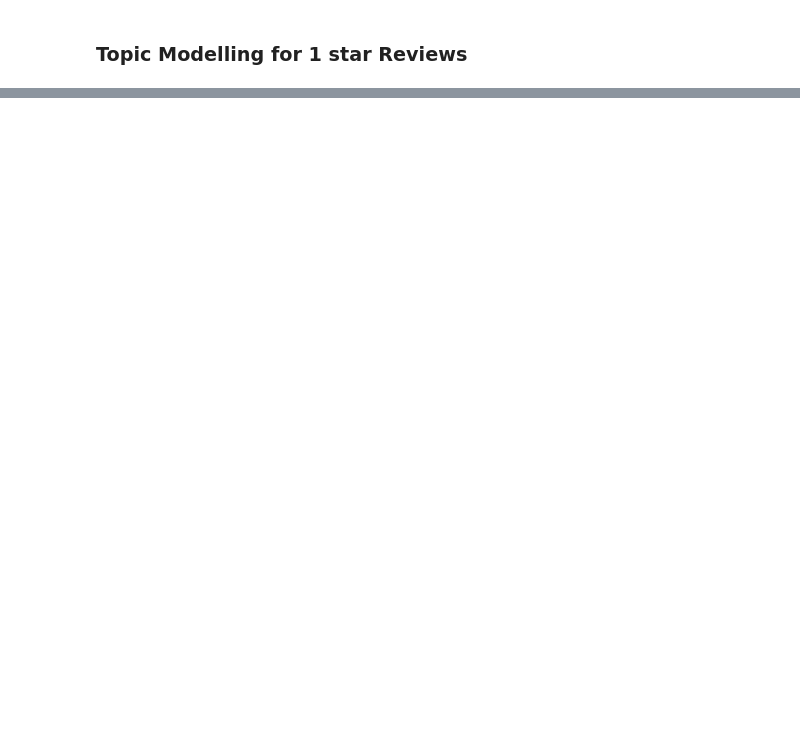
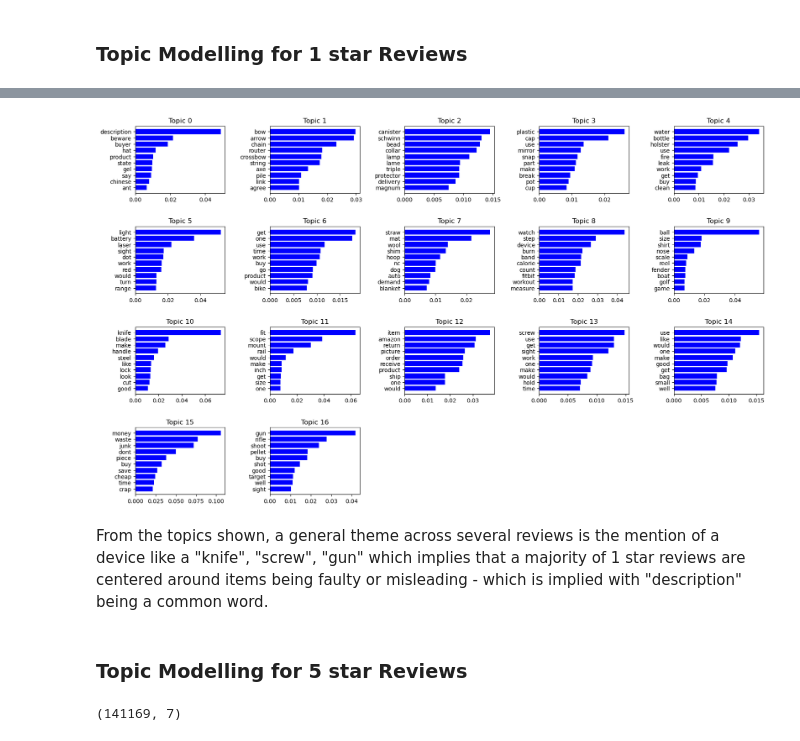
Before and after one commit to psychoanalyzing-twitter/amazon-review-analysis, a Jupyter notebook: cw2.ipynb, the cells around one changed output, grey strips where cells are left out. Saved outputs shown, nothing was run; the diff lists cells and outputs as text; code cells hidden in the pictures; blank space fills up the shorter version.

```diff
--- a/cw2.ipynb
+++ b/cw2.ipynb
@@ -770,24 +772,0 @@ train['Adjusted Lemmatized'] = train['Lemmatized Reviews'].apply(lambda rev : [w
-# %%
-review_dict = Dictionary(train['Adjusted Lemmatized'])
-corpus = [review_dict.doc2bow(review) for review in train['Adjusted Lemmatized']]
-
-k = 5
-tweets_lda = LdaModel(corpus, num_topics = k, id2word = review_dict, passes=10)
-
-def plot_top_words(lda=tweets_lda, nb_topics=k, nb_words=10):
-    top_words = [[word for word,_ in lda.show_topic(topic_id, topn=50)] for topic_id in range(lda.num_topics)]
-    top_betas = [[beta for _,beta in lda.show_topic(topic_id, topn=50)] for topic_id in range(lda.num_topics)]
-
-    gs  = plt.GridSpec(round(math.sqrt(k))+1,round(math.sqrt(k))+1)
-    gs.update(wspace=0.5, hspace=0.5)
-    plt.figure(figsize=(20,15))
-    for i in range(nb_topics):
-        ax = plt.subplot(gs[i])
-        plt.barh(range(nb_words), top_betas[i][:nb_words], align='center',color='blue', ecolor='black')
-        ax.invert_yaxis()
-        ax.set_yticks(range(nb_words))
-        ax.set_yticklabels(top_words[i][:nb_words])
-        plt.title("Topic "+str(i))
-
-
-plot_top_words()
@@ -798,0 +816,15 @@ lowstardf.head()
+# %%
+k = 17
+low_lda = LdaModel(corpus, num_topics = k, id2word = review_dict, passes=10)
+plot_top_words(low_lda, k)
+# %% [output]
+[figure, added]
+# %% [markdown]
+From the topics shown, a general theme across several reviews is the mention of a device like a "knife", "screw", "gun" which implies that a majority of 1 star reviews are centered around items being faulty or misleading - which is implied with "description" being a common word.
+# %% [markdown]
+### Topic Modelling for 5 star Reviews
+# %%
+highstardf= preprocessed[preprocessed['overall'] == 5]
+highstardf.shape
+# %% [output]
+(141169, 7)
```
Also changed, not shown: parts of 16 cells of this notebook.
